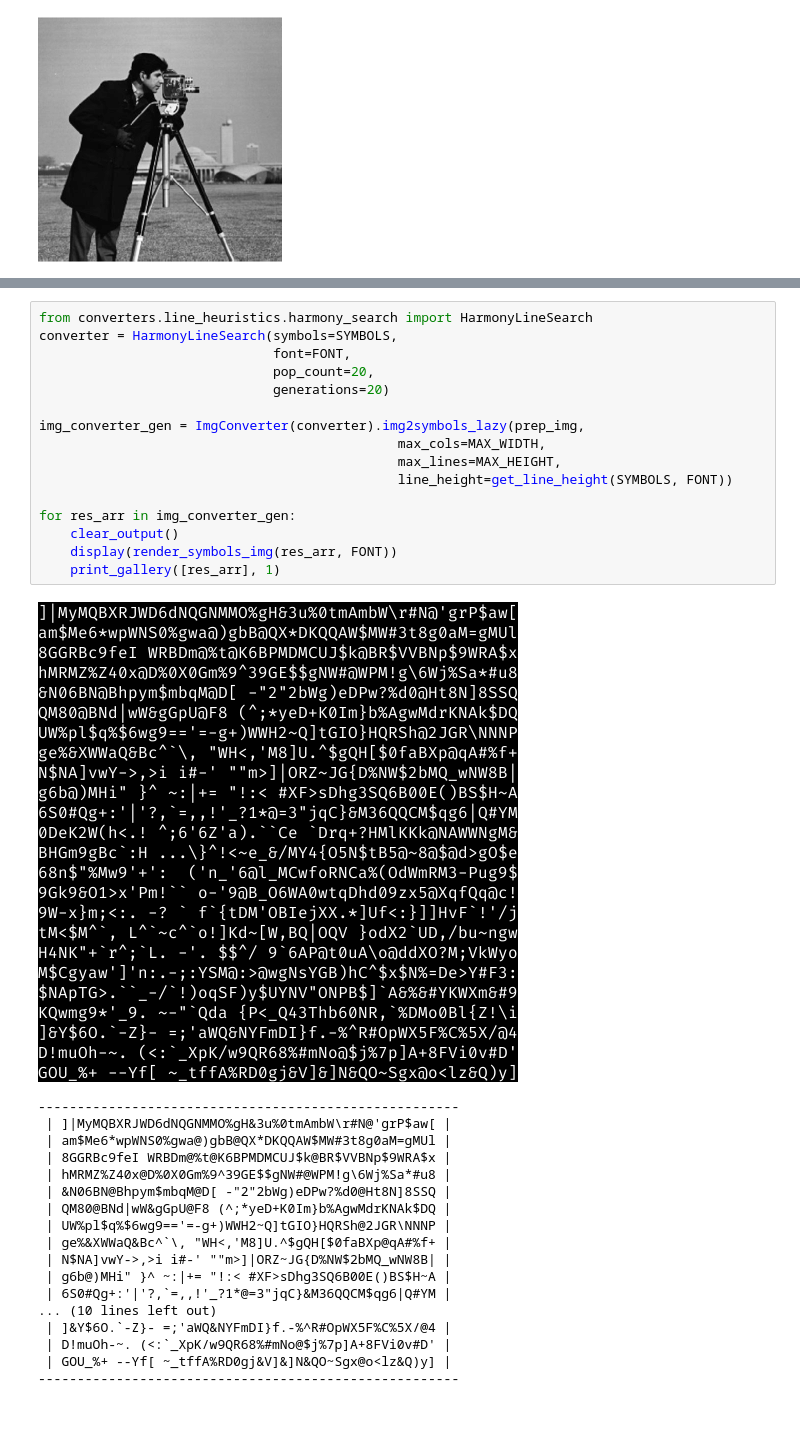
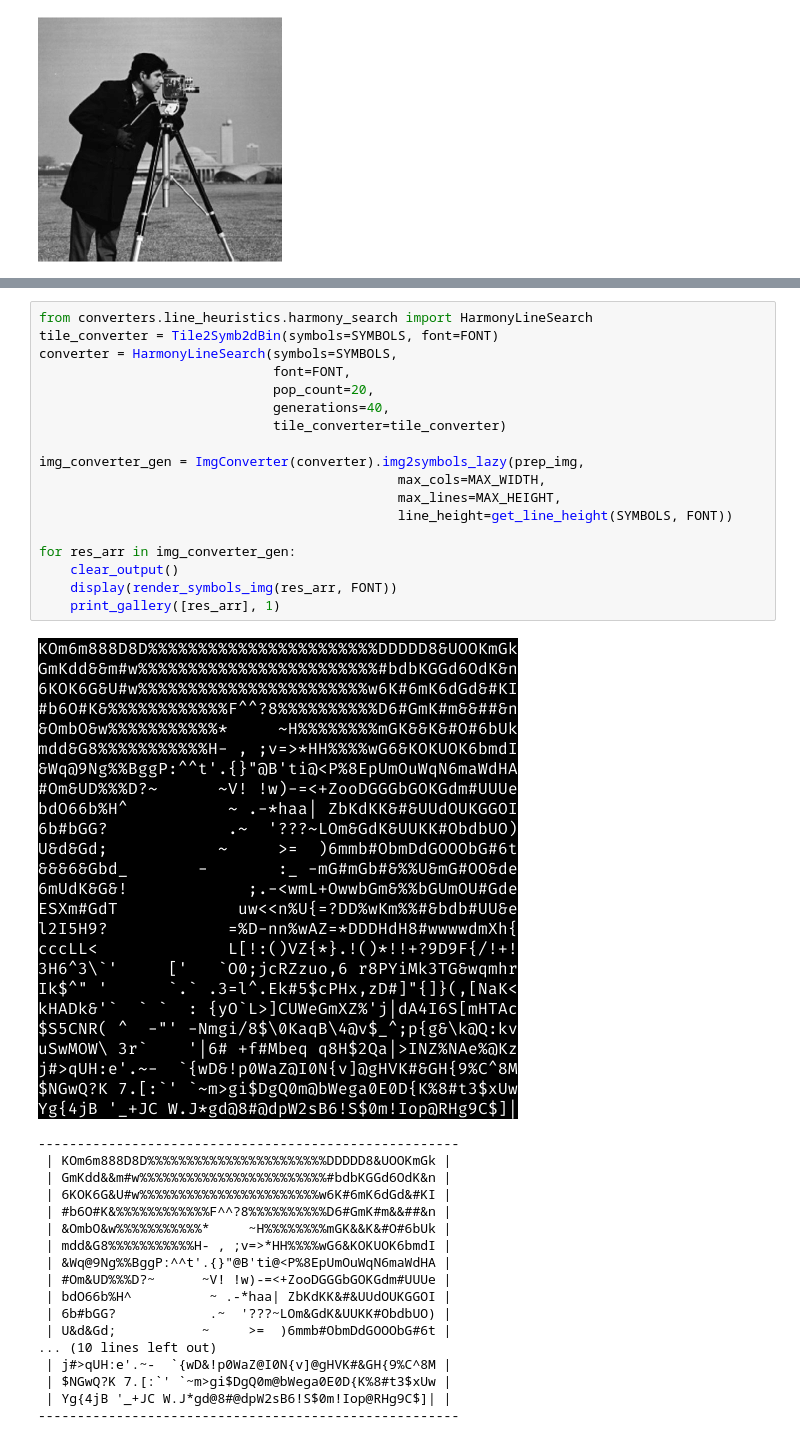
Before and after one commit to wojciechsadlik/python-char-art, a Jupyter notebook: notebooks/img2chars_playground.ipynb, the cells around one changed output, grey strips where cells are left out. Drawn from its saved outputs; the diff is of its cells as text; blank space fills up the shorter version.

Commit message:
using TileConverter in heuristics

```diff
--- a/notebooks/img2chars_playground.ipynb
+++ b/notebooks/img2chars_playground.ipynb
@@ -195,36 +195,38 @@ print_gallery([res_arr], 1)
 ------------------------------------------------------
 # %%
 from converters.line_heuristics.harmony_search import HarmonyLineSearch
+tile_converter = Tile2Symb2dBin(symbols=SYMBOLS, font=FONT)
 converter = HarmonyLineSearch(symbols=SYMBOLS,
                               font=FONT,
                               pop_count=20,
-                              generations=20)
+                              generations=40,
+                              tile_converter=tile_converter)
 
 img_converter_gen = ImgConverter(converter).img2symbols_lazy(prep_img,
                                               max_cols=MAX_WIDTH,
                                               max_lines=MAX_HEIGHT,
                                               line_height=get_line_height(SYMBOLS, FONT))
 
 for res_arr in img_converter_gen:
     clear_output()
     display(render_symbols_img(res_arr, FONT))
     print_gallery([res_arr], 1)
 # %% [output]
-[figure, old version]
+[figure, new version]
 ------------------------------------------------------
- | ]|MyMQBXRJWD6dNQGNMMO%gH&3u%0tmAmbW\r#N@'grP$aw[ |
- | am$Me6*wpWNS0%gwa@)gbB@QX*DKQQAW$MW#3t8g0aM=gMUl |
- | 8GGRBc9feI WRBDm@%t@K6BPMDMCUJ$k@BR$VVBNp$9WRA$x |
- | hMRMZ%Z40x@D%0X0Gm%9^39GE$$gNW#@WPM!g\6Wj%Sa*#u8 |
- | &N06BN@Bhpym$mbqM@D[ -"2"2bWg)eDPw?%d0@Ht8N]8SSQ |
- | QM80@BNd|wW&gGpU@F8 (^;*yeD+K0Im}b%AgwMdrKNAk$DQ |
- | UW%pl$q%$6wg9=='=-g+)WWH2~Q]tGIO}HQRSh@2JGR\NNNP |
- | ge%&XWWaQ&Bc^`\, "WH<,'M8]U.^$gQH[$0faBXp@qA#%f+ |
- | N$NA]vwY->,>i i#-' ""m>]|ORZ~JG{D%NW$2bMQ_wNW8B| |
- | g6b@)MHi" }^ ~:|+= "!:< #XF>sDhg3SQ6B00E()BS$H~A |
- | 6S0#Qg+:'|'?,`=,,!'_?1*@=3"jqC}&M36QQCM$qg6|Q#YM |
+ | KOm6m888D8D%%%%%%%%%%%%%%%%%%%%%%%DDDDD8&UOOKmGk |
+ | GmKdd&&m#w%%%%%%%%%%%%%%%%%%%%%%%%#bdbKGGd6OdK&n |
+ | 6KOK6G&U#w%%%%%%%%%%%%%%%%%%%%%%%w6K#6mK6dGd&#KI |
+ | #b6O#K&%%%%%%%%%%%%F^^?8%%%%%%%%%%D6#GmK#m&&##&n |
+ | &OmbO&w%%%%%%%%%%%*     ~H%%%%%%%%mGK&&K&#O#6bUk |
+ | mdd&G8%%%%%%%%%%%H- , ;v=>*HH%%%%wG6&KOKUOK6bmdI |
+ | &Wq@9Ng%%BggP:^^t'.{}"@B'ti@<P%8EpUmOuWqN6maWdHA |
+ | #Om&UD%%%D?~      ~V! !w)-=<+ZooDGGGbGOKGdm#UUUe |
+ | bdO66b%H^          ~ .-*haa| ZbKdKK&#&UUdOUKGGOI |
+ | 6b#bGG?            .~  '???~LOm&GdK&UUKK#ObdbUO) |
+ | U&d&Gd;           ~     >=  )6mmb#ObmDdGOOObG#6t |
 ... (10 lines left out)
- | ]&Y$6O.`-Z}- =;'aWQ&NYFmDI}f.-%^R#OpWX5F%C%5X/@4 |
- | D!muOh-~. (<:`_XpK/w9QR68%#mNo@$j%7p]A+8FVi0v#D' |
- | GOU_%+ --Yf[ ~_tffA%RD0gj&V]&]N&QO~Sgx@o<lz&Q)y] |
+ | j#>qUH:e'.~-  `{wD&!p0WaZ@I0N{v]@gHVK#&GH{9%C^8M |
+ | $NGwQ?K 7.[:`' `~m>gi$DgQ0m@bWega0E0D{K%8#t3$xUw |
+ | Yg{4jB '_+JC W.J*gd@8#@dpW2sB6!S$0m!Iop@RHg9C$]| |
 ------------------------------------------------------
```
Also changed, not shown: parts of 2 cells of this notebook, 6 other files.
